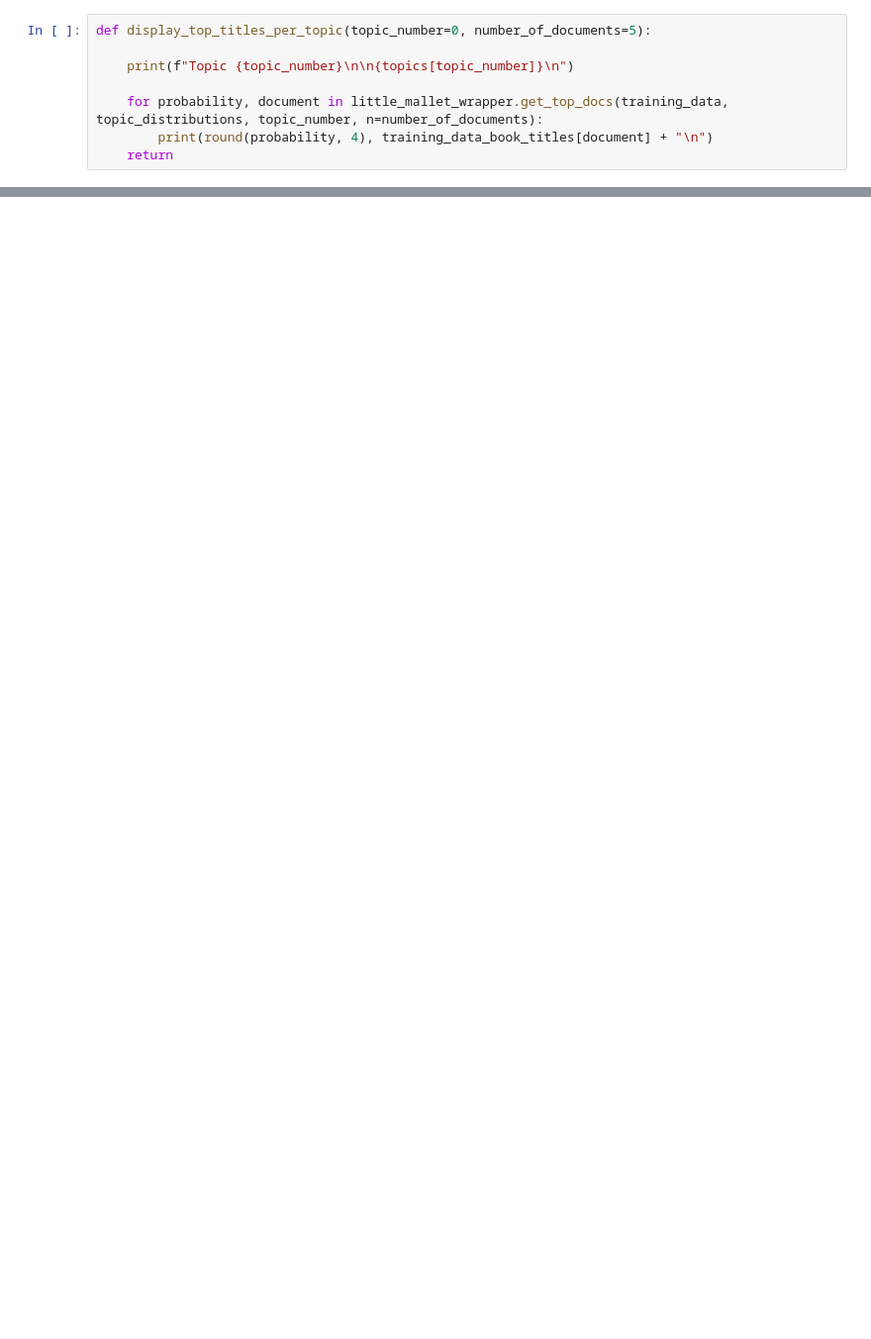
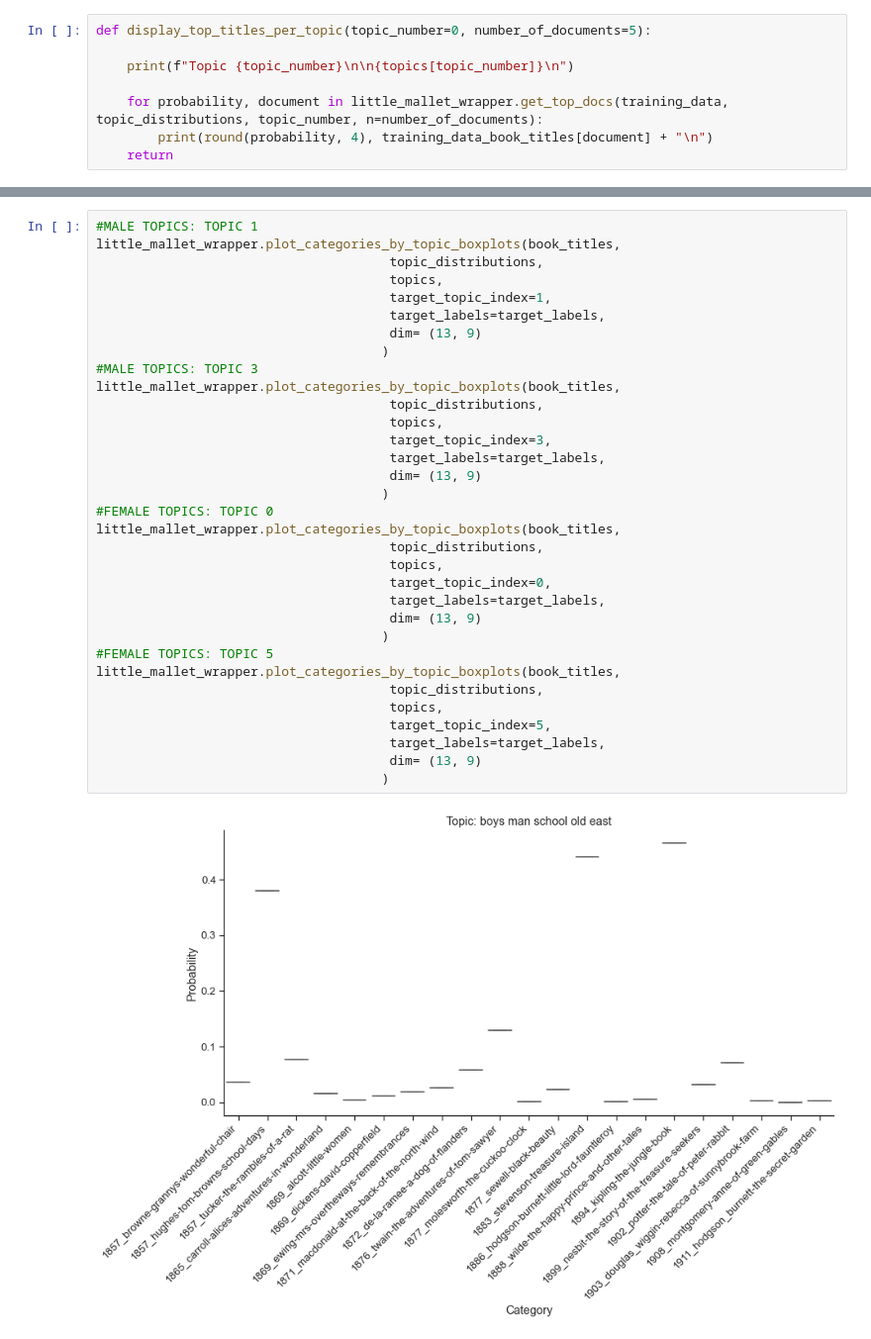
Before and after one commit to gobbykid/tm, a Jupyter notebook: tm-gobbykid.ipynb, the cells around one changed output, grey strips where cells are left out. Shown: that part at 99% size. Saved outputs shown, nothing was run; the diff lists cells and outputs as text; blank space fills up the shorter version.

```diff
--- a/tm-gobbykid.ipynb
+++ b/tm-gobbykid.ipynb
@@ -408,0 +425,35 @@ Topic 0
+# %%
+#MALE TOPICS: TOPIC 1
+little_mallet_wrapper.plot_categories_by_topic_boxplots(book_titles,
+                                      topic_distributions,
+                                      topics,
+                                      target_topic_index=1,
+                                      target_labels=target_labels,
+                                      dim= (13, 9)
+                                     )
+#MALE TOPICS: TOPIC 3
+little_mallet_wrapper.plot_categories_by_topic_boxplots(book_titles,
+                                      topic_distributions,
+                                      topics,
+                                      target_topic_index=3,
+                                      target_labels=target_labels,
+                                      dim= (13, 9)
+                                     )
+#FEMALE TOPICS: TOPIC 0
+little_mallet_wrapper.plot_categories_by_topic_boxplots(book_titles,
+                                      topic_distributions,
+                                      topics,
+                                      target_topic_index=0,
+                                      target_labels=target_labels,
+                                      dim= (13, 9)
+                                     )
+#FEMALE TOPICS: TOPIC 5
+little_mallet_wrapper.plot_categories_by_topic_boxplots(book_titles,
+                                      topic_distributions,
+                                      topics,
+                                      target_topic_index=5,
+                                      target_labels=target_labels,
+                                      dim= (13, 9)
+                                     )
+# %% [output]
+[figure, added]
```
Also changed, not shown: parts of 20 cells of this notebook, 50 other files.
